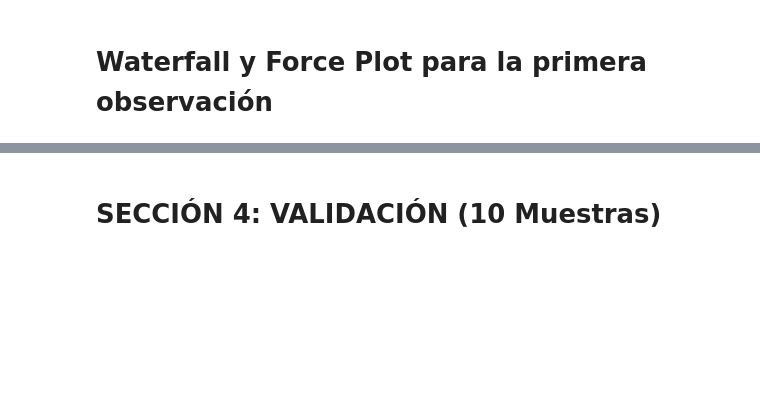
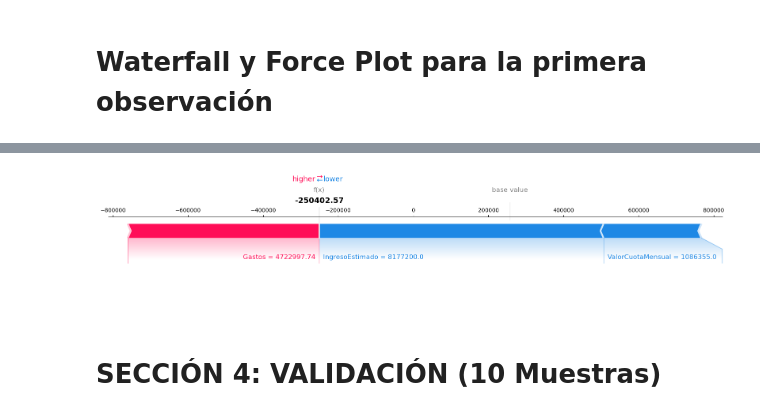
Before and after one commit to yacuervo18/Proyecto-4_Analitica_III, a Jupyter notebook: src/Shap_Validacion_LR.ipynb, the cells around one changed output, grey strips where cells are left out. Drawn from its saved outputs; the diff is of its cells as text; code cells hidden in the pictures; blank space fills up the shorter version.

```diff
--- a/src/Shap_Validacion_LR.ipynb
+++ b/src/Shap_Validacion_LR.ipynb
@@ -82,3 +80,8 @@ shap.plots.force(shap_values[0])
+# %%
+# force con fondo blanco
+shap.plots.force(shap_values[0], matplotlib=True)
+# %% [output]
+[figure, added]
 # %% [markdown]
 # SECCIÓN 4: VALIDACIÓN (10 Muestras)
 # %%
```
Also changed, not shown: parts of 1 cell of this notebook.
